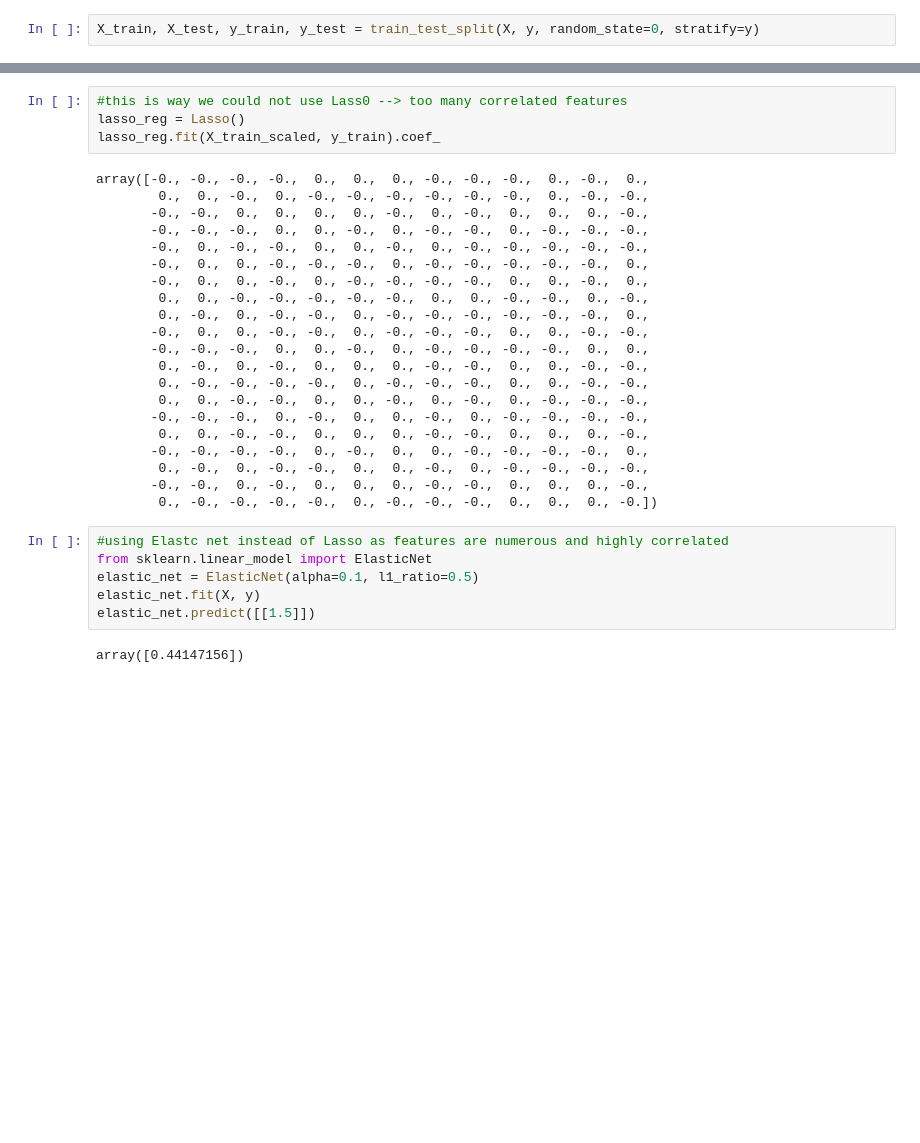
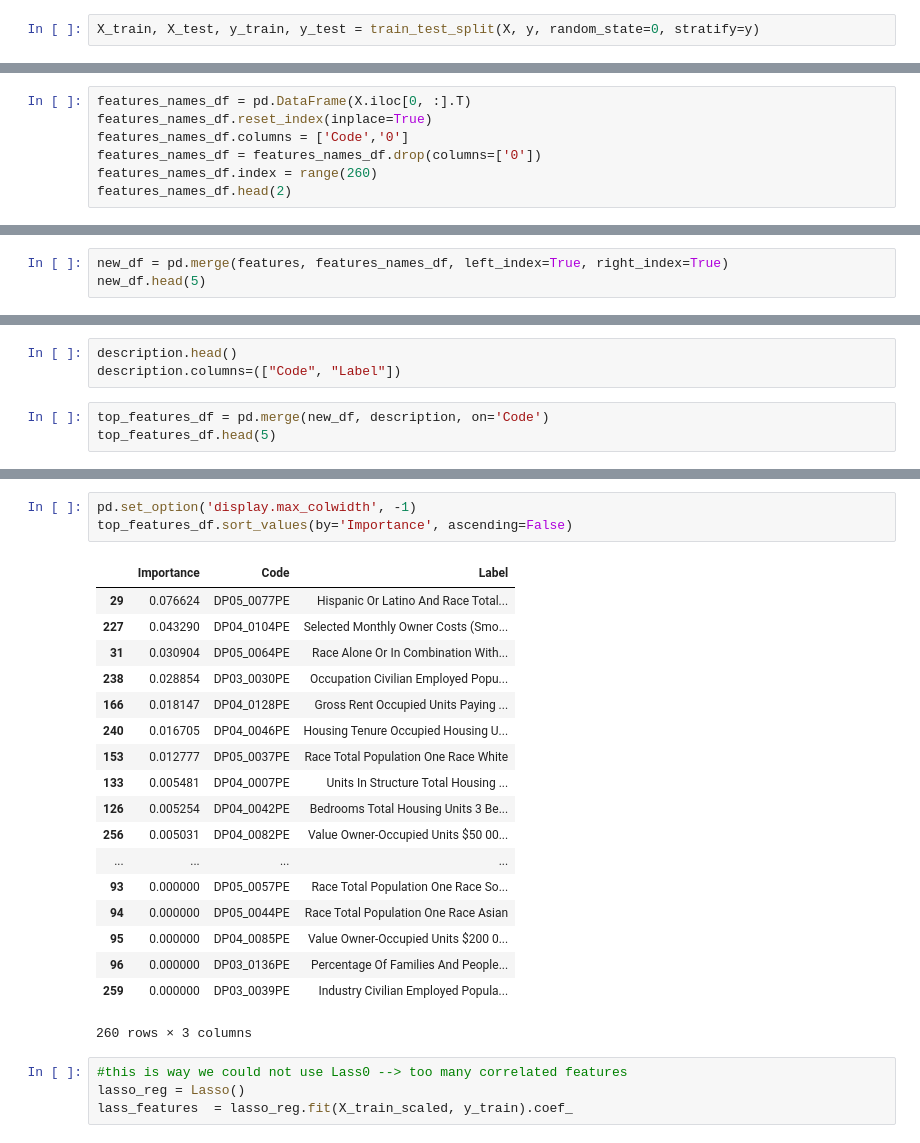
Before and after one commit to keita-dc/FlatironProject5, a Jupyter notebook: work_notebooks/FeatureSelection_d3.ipynb, the cells around one changed output, grey strips where cells are left out. Cells and saved outputs as stored; diff of their text form; blank space fills up the shorter version.

Commit message:
elastic confirms race

```diff
--- a/work_notebooks/FeatureSelection_d3.ipynb
+++ b/work_notebooks/FeatureSelection_d3.ipynb
@@ -40,0 +32,7 @@ array([-0.        , -0.        , -0.        , -0.        ,  0.        ,
+# %%
+features_names_df = pd.DataFrame(X.iloc[0, :].T)
+features_names_df.reset_index(inplace=True)
+features_names_df.columns = ['Code','0']
+features_names_df = features_names_df.drop(columns=['0'])
+features_names_df.index = range(260)
+features_names_df.head(2)
@@ -40,0 +43,3 @@ array([-0.        , -0.        , -0.        , -0.        ,  0.        ,
+# %%
+new_df = pd.merge(features, features_names_df, left_index=True, right_index=True)
+new_df.head(5)
@@ -40,0 +53,6 @@ array([-0.        , -0.        , -0.        , -0.        ,  0.        ,
+# %%
+description.head()
+description.columns=(["Code", "Label"])
+# %%
+top_features_df = pd.merge(new_df, description, on='Code')
+top_features_df.head(5)
@@ -41,33 +66,26 @@ array([-0.        , -0.        , -0.        , -0.        ,  0.        ,
+# %%
+pd.set_option('display.max_colwidth', -1)
+top_features_df.sort_values(by='Importance', ascending=False)
+# %% [output]
+|  | Importance | Code | Label |
+| 29 | 0.076624 | DP05_0077PE | Hispanic Or Latino And Race Total... |
+| 227 | 0.043290 | DP04_0104PE | Selected Monthly Owner Costs (Smo... |
+| 31 | 0.030904 | DP05_0064PE | Race Alone Or In Combination With... |
+| 238 | 0.028854 | DP03_0030PE | Occupation Civilian Employed Popu... |
+| 166 | 0.018147 | DP04_0128PE | Gross Rent Occupied Units Paying ... |
+| 240 | 0.016705 | DP04_0046PE | Housing Tenure Occupied Housing U... |
+| 153 | 0.012777 | DP05_0037PE | Race Total Population One Race White |
+| 133 | 0.005481 | DP04_0007PE | Units In Structure Total Housing ... |
+| 126 | 0.005254 | DP04_0042PE | Bedrooms Total Housing Units 3 Be... |
+| 256 | 0.005031 | DP04_0082PE | Value Owner-Occupied Units $50 00... |
+| ... | ... | ... | ... |
+| 93 | 0.000000 | DP05_0057PE | Race Total Population One Race So... |
+| 94 | 0.000000 | DP05_0044PE | Race Total Population One Race Asian |
+| 95 | 0.000000 | DP04_0085PE | Value Owner-Occupied Units $200 0... |
+| 96 | 0.000000 | DP03_0136PE | Percentage Of Families And People... |
+| 259 | 0.000000 | DP03_0039PE | Industry Civilian Employed Popula... |
+260 rows × 3 columns
 # %%
 #this is way we could not use Lass0 --> too many correlated features
 lasso_reg = Lasso()
-lasso_reg.fit(X_train_scaled, y_train).coef_
+lass_features  = lasso_reg.fit(X_train_scaled, y_train).coef_
-# %% [output]
-array([-0., -0., -0., -0.,  0.,  0.,  0., -0., -0., -0.,  0., -0.,  0.,
-        0.,  0., -0.,  0., -0., -0., -0., -0., -0., -0.,  0., -0., -0.,
-       -0., -0.,  0.,  0.,  0.,  0., -0.,  0., -0.,  0.,  0.,  0., -0.,
-       -0., -0., -0.,  0.,  0., -0.,  0., -0., -0.,  0., -0., -0., -0.,
-       -0.,  0., -0., -0.,  0.,  0., -0.,  0., -0., -0., -0., -0., -0.,
-       -0.,  0.,  0., -0., -0., -0.,  0., -0., -0., -0., -0., -0.,  0.,
-       -0.,  0.,  0., -0.,  0., -0., -0., -0., -0.,  0.,  0., -0.,  0.,
-        0.,  0., -0., -0., -0., -0., -0.,  0.,  0., -0., -0.,  0., -0.,
-        0., -0.,  0., -0., -0.,  0., -0., -0., -0., -0., -0., -0.,  0.,
-       -0.,  0.,  0., -0., -0.,  0., -0., -0., -0.,  0.,  0., -0., -0.,
-       -0., -0., -0.,  0.,  0., -0.,  0., -0., -0., -0., -0.,  0.,  0.,
-        0., -0.,  0., -0.,  0.,  0.,  0., -0., -0.,  0.,  0., -0., -0.,
-        0., -0., -0., -0., -0.,  0., -0., -0., -0.,  0.,  0., -0., -0.,
-        0.,  0., -0., -0.,  0.,  0., -0.,  0., -0.,  0., -0., -0., -0.,
-       -0., -0., -0.,  0., -0.,  0.,  0., -0.,  0., -0., -0., -0., -0.,
-        0.,  0., -0., -0.,  0.,  0.,  0., -0., -0.,  0.,  0.,  0., -0.,
-       -0., -0., -0., -0.,  0., -0.,  0.,  0., -0., -0., -0., -0.,  0.,
-        0., -0.,  0., -0., -0.,  0.,  0., -0.,  0., -0., -0., -0., -0.,
-       -0., -0.,  0., -0.,  0.,  0.,  0., -0., -0.,  0.,  0.,  0., -0.,
-        0., -0., -0., -0., -0.,  0., -0., -0., -0.,  0.,  0.,  0., -0.])
-# %%
-#using Elastc net instead of Lasso as features are numerous and highly correlated
-from sklearn.linear_model import ElasticNet
-elastic_net = ElasticNet(alpha=0.1, l1_ratio=0.5)
-elastic_net.fit(X, y)
-elastic_net.predict([[1.5]])
-# %% [output]
-array([0.44147156])
```
Also changed, not shown: parts of 5 cells of this notebook.
